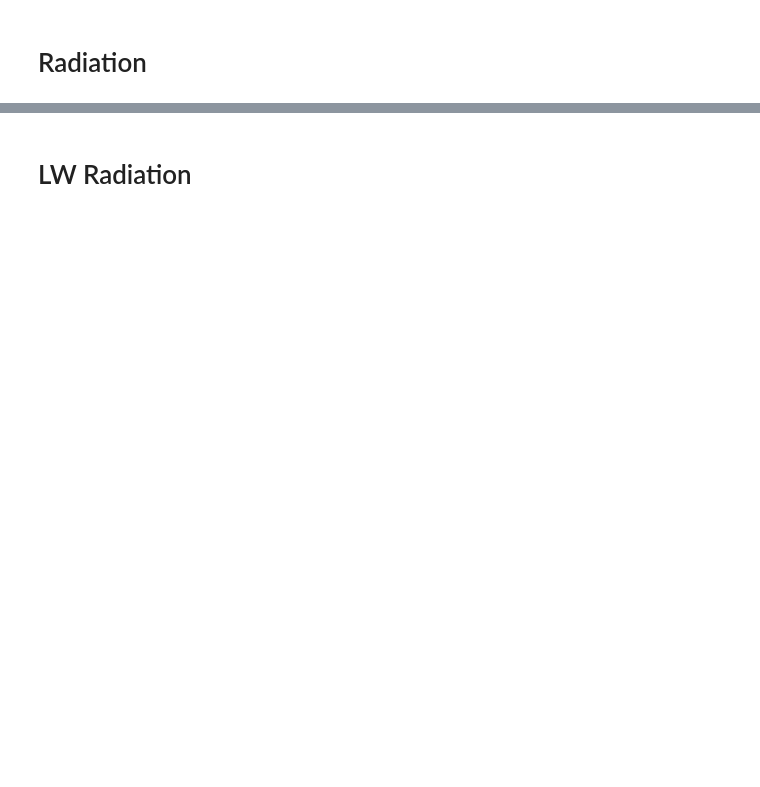
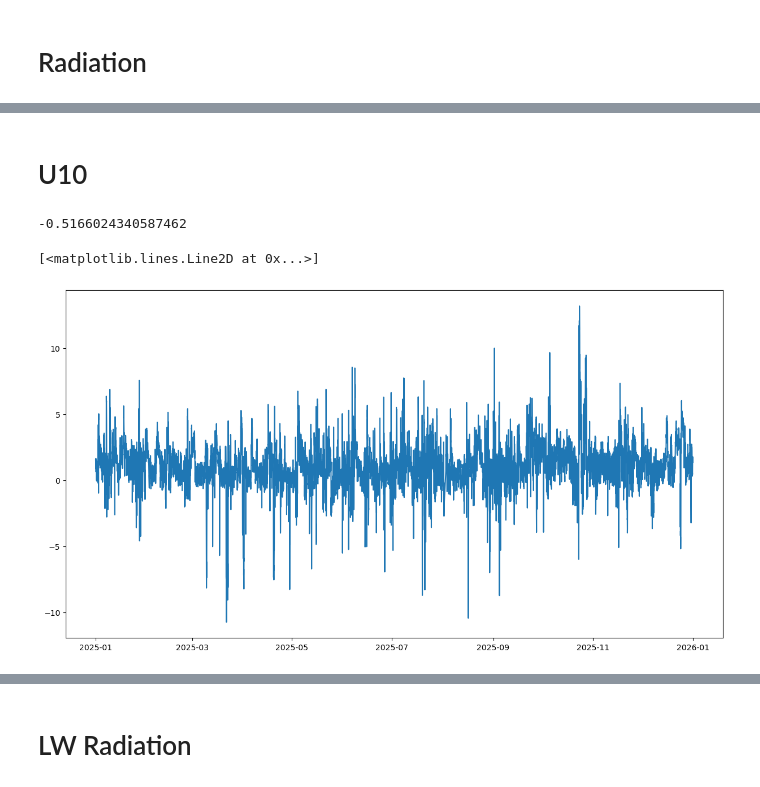
Before and after one commit to leroquan/plot_results, a Jupyter notebook: mitgcm/surface_forcing_analysis/plot_binary_inputs.ipynb, the cells around one changed output, grey strips where cells are left out. Saved outputs shown, nothing was run; the diff lists cells and outputs as text; code cells hidden in the pictures; blank space fills up the shorter version.

```diff
--- a/mitgcm/surface_forcing_analysis/plot_binary_inputs.ipynb
+++ b/mitgcm/surface_forcing_analysis/plot_binary_inputs.ipynb
@@ -104,0 +111,2 @@ np.float64(964.0288121794058)
+# %% [markdown]
+# U10
@@ -104,0 +115,18 @@ np.float64(964.0288121794058)
+# %%
+bin_file_path_rad = rf"{bin_folder}/{var}.bin"
+dtype='>f8'
+# %%
+with open(bin_file_path_rad, 'rb') as fid:
+    binary_data_rad = np.fromfile(fid, dtype=dtype)
+# %%
+bin_array_rad = np.reshape(binary_data_rad, (int(nt),int(ny),int(nx)))
+# %%
+bin_array_rad[:,7,7].mean()
+# %% [output]
+-0.5166024340587462
+# %%
+plt.figure(figsize=(15,8))
+plt.plot(date_list, bin_array_rad[:,80,150])
+# %% [output]
+[<matplotlib.lines.Line2D at 0x...>]
+[figure, added]
```
Also changed, not shown: parts of 24 cells of this notebook, 51 other files.
